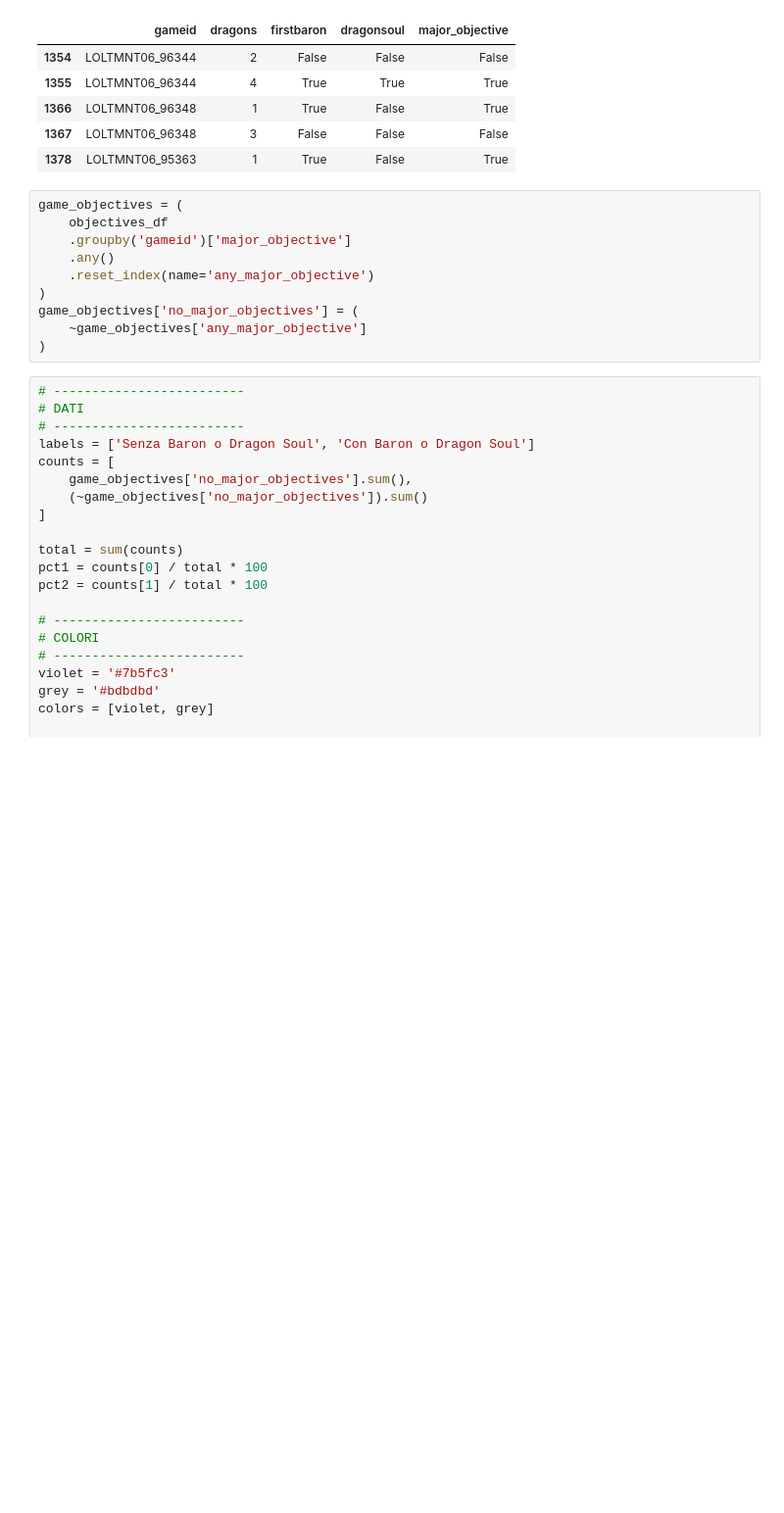
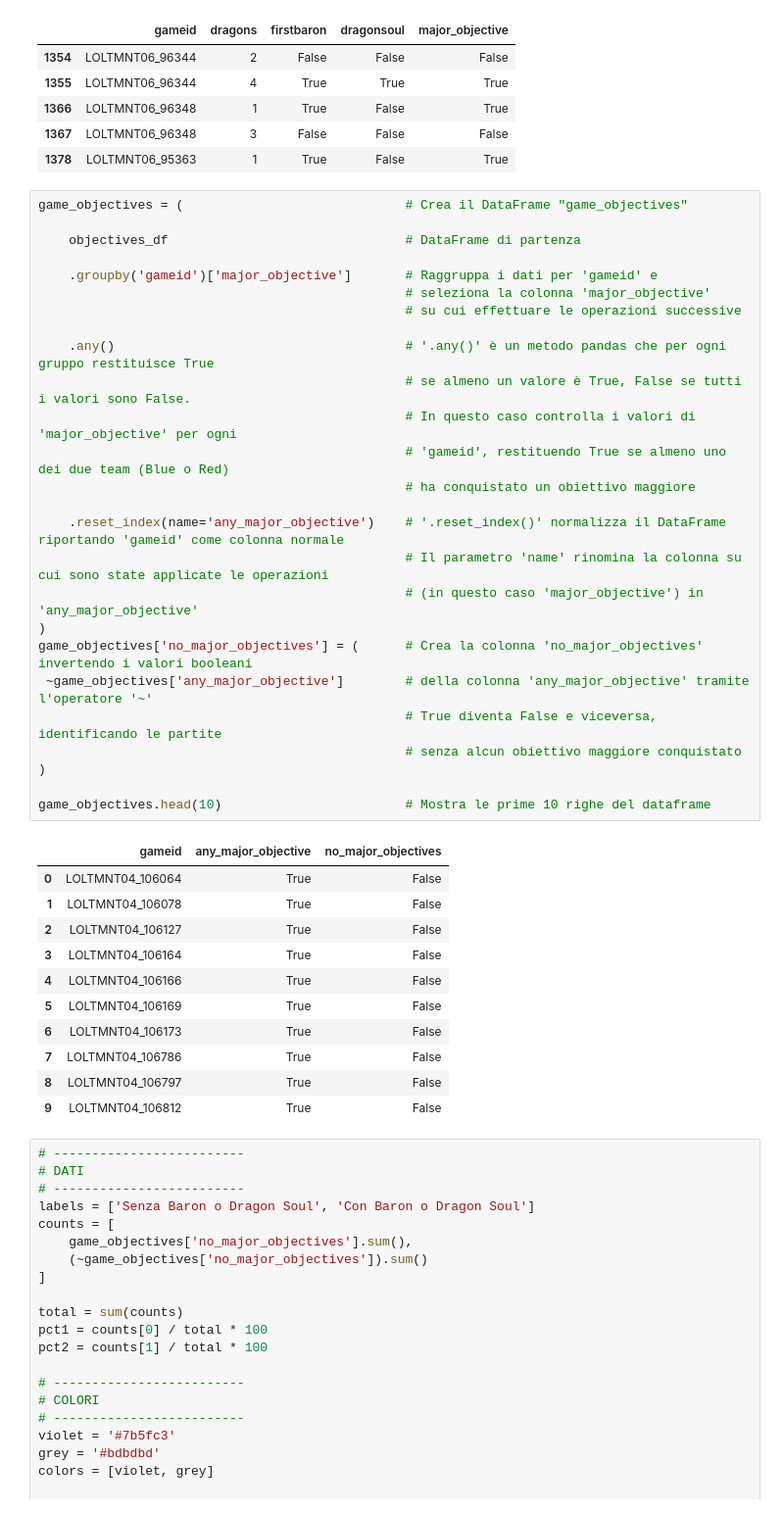
Before and after one commit to AnalystEca/G2-project-analysis, a Jupyter notebook: G2_analisi.ipynb, the cells around one changed output. Shown at 98% size. Saved outputs shown, nothing was run; the diff lists cells and outputs as text; blank space fills up the shorter version.

Commit message:
commentato blocco codice del grafico any_objective

```diff
--- a/G2_analisi.ipynb
+++ b/G2_analisi.ipynb
@@ -903,15 +1059,43 @@ objectives_df.head()
 | 1367 | LOLTMNT06_96348 | 3 | False | False | False |
 | 1378 | LOLTMNT06_95363 | 1 | True | False | True |
 # %%
-game_objectives = (
-    objectives_df
-    .groupby('gameid')['major_objective']
-    .any()
-    .reset_index(name='any_major_objective')
+game_objectives = (                             # Crea il DataFrame "game_objectives"
+
+    objectives_df                               # DataFrame di partenza
+
+    .groupby('gameid')['major_objective']       # Raggruppa i dati per 'gameid' e
+                                                # seleziona la colonna 'major_objective'
+                                                # su cui effettuare le operazioni successive
+
+    .any()                                      # '.any()' è un metodo pandas che per ogni gruppo restituisce True
+                                                # se almeno un valore è True, False se tutti i valori sono False.
+                                                # In questo caso controlla i valori di 'major_objective' per ogni
+                                                # 'gameid', restituendo True se almeno uno dei due team (Blue o Red)
+                                                # ha conquistato un obiettivo maggiore
+
+    .reset_index(name='any_major_objective')    # '.reset_index()' normalizza il DataFrame riportando 'gameid' come colonna normale
+                                                # Il parametro 'name' rinomina la colonna su cui sono state applicate le operazioni
+                                                # (in questo caso 'major_objective') in 'any_major_objective'
 )
-game_objectives['no_major_objectives'] = (
-    ~game_objectives['any_major_objective']
+game_objectives['no_major_objectives'] = (      # Crea la colonna 'no_major_objectives' invertendo i valori booleani
+ ~game_objectives['any_major_objective']        # della colonna 'any_major_objective' tramite l'operatore '~'
+                                                # True diventa False e viceversa, identificando le partite
+                                                # senza alcun obiettivo maggiore conquistato
 )
+
+game_objectives.head(10)                        # Mostra le prime 10 righe del dataframe
+# %% [output]
+|  | gameid | any_major_objective | no_major_objectives |
+| 0 | LOLTMNT04_106064 | True | False |
+| 1 | LOLTMNT04_106078 | True | False |
+| 2 | LOLTMNT04_106127 | True | False |
+| 3 | LOLTMNT04_106164 | True | False |
+| 4 | LOLTMNT04_106166 | True | False |
+| 5 | LOLTMNT04_106169 | True | False |
+| 6 | LOLTMNT04_106173 | True | False |
+| 7 | LOLTMNT04_106786 | True | False |
+| 8 | LOLTMNT04_106797 | True | False |
+| 9 | LOLTMNT04_106812 | True | False |
 # %%
 # -------------------------
 # DATI
```
Also changed, not shown: parts of 7 cells of this notebook.
